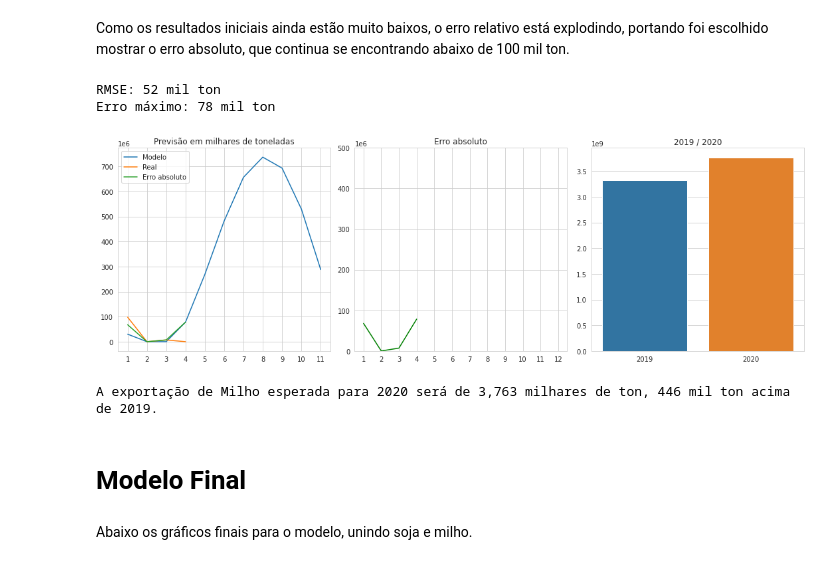
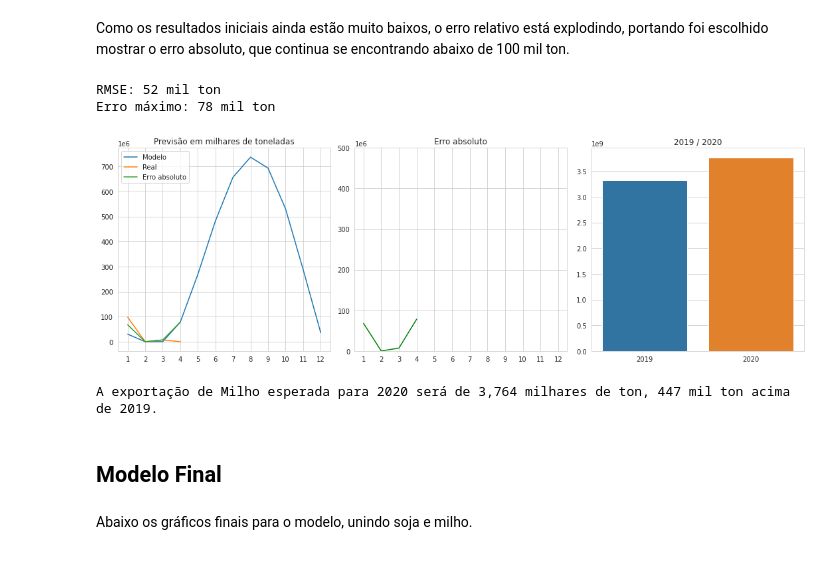
Before and after one commit to Trajanolc/Analise_Graos_Santarem, a Jupyter notebook: Analise_Exportação_Por_porto_Santarém.ipynb, the cells around one changed output. Saved outputs shown, nothing was run; the diff lists cells and outputs as text; code cells hidden in the pictures.

Commit message:
Análise 04/20 finalizada.

```diff
--- a/Analise_Exportação_Por_porto_Santarém.ipynb
+++ b/Analise_Exportação_Por_porto_Santarém.ipynb
@@ -374,46 +384,46 @@ ax1 = plt.subplot(131)
 
 
 
-plt.plot(range(12*coef+1,12*coef+12), func(range(12*coef+1,12*coef+12), *poptm), label='Modelo')
+plt.plot(range(12*coef+1,12*coef+13), func(range(12*coef+1,12*coef+13), *poptm), label='Modelo')
 plt.plot(predMilho_test, label='Real')
 plt.plot(range(12*coef+1,12*coef+12),erro,label='Erro absoluto')
 RMSE = sqrt(mean_squared_error(predMilho_test, func(predMilho_test.index, *poptm)))
 plt.legend()
 plt.ticklabel_format(axis='y',scilimits=(6,6))
 plt.title('Previsão em milhares de toneladas')
-plt.xticks(range(12*coef+1,12*coef+12),range(1,12))
+plt.xticks(range(12*coef+1,12*coef+13),range(1,13))
 print(f'RMSE: {format(RMSE/1000000,".0f")} mil ton')
 print(f'Erro máximo: {format(erro.max()/1000000,".0f")} mil ton')
 
 ax2 = plt.subplot(132)
 
 sns.lineplot(x=erro_prop.index,y=erro,color='g')
 plt.ticklabel_format(axis='y',scilimits=(6,6))
 
 plt.xlim(0.5,12.5)
 plt.xticks(np.arange(1,13))
 plt.ylim(0,500000000)
 plt.title('Erro absoluto')
 
 
 
 ax3 = plt.subplot(133)
 exp_2020 = sum(func(range(12*coef+1,12*coef+12), *poptm))
 exp_2019 = sum(sant_grao[(sant_grao['NCM']==Milho)&(sant_grao['Ano']==2019)].groupby('Data').sum()['KG'])
 
 sns.barplot(x=[2019,2020],y=[exp_2019,exp_2020],ax=ax3)
 plt.title('2019 / 2020')
 plt.tight_layout()
 plt.show()
 
 print(f'A exportação de Milho esperada para 2020 será de {exp_2020/1000000:,.0f} milhares de ton, {(exp_2020-exp_2019)/1000000:,.0f} mil ton acima de 2019.')
 # %% [output]
 RMSE: 52 mil ton
 Erro máximo: 78 mil ton
-[figure, old version]
+[figure, new version]
-A exportação de Milho esperada para 2020 será de 3,763 milhares de ton, 446 mil ton acima de 2019.
+A exportação de Milho esperada para 2020 será de 3,764 milhares de ton, 447 mil ton acima de 2019.
 # %% [markdown]
-# Modelo Final
+## Modelo Final <a name="modelofinal"></a>
 # %% [markdown]
 Abaixo os gráficos finais para o modelo, unindo soja e milho.
 # %%
```
Also changed, not shown: parts of 13 cells of this notebook.
